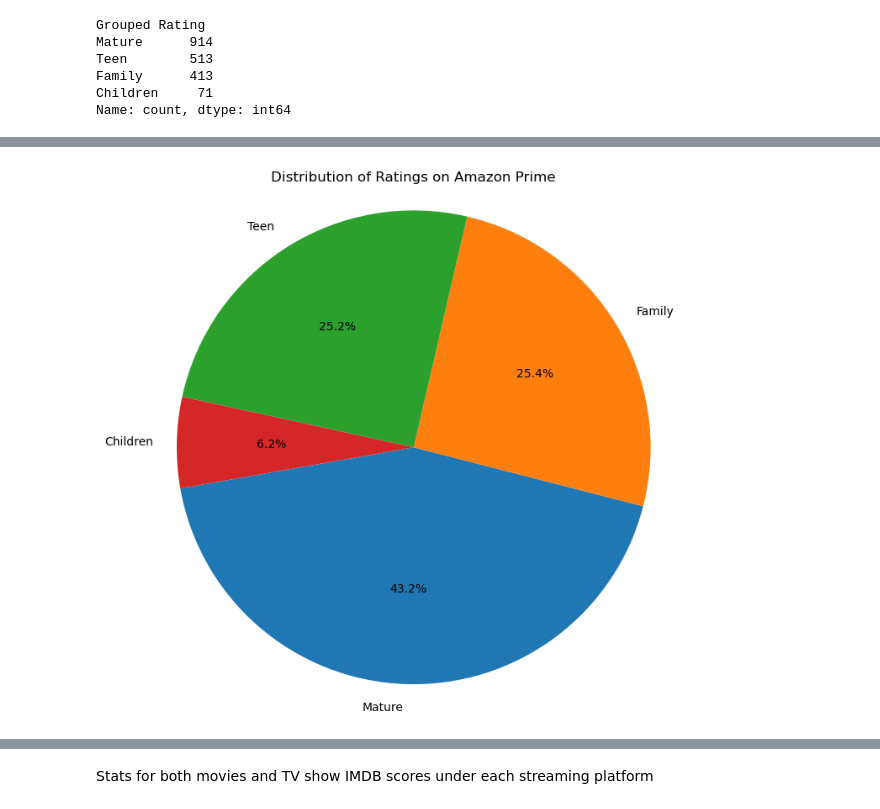
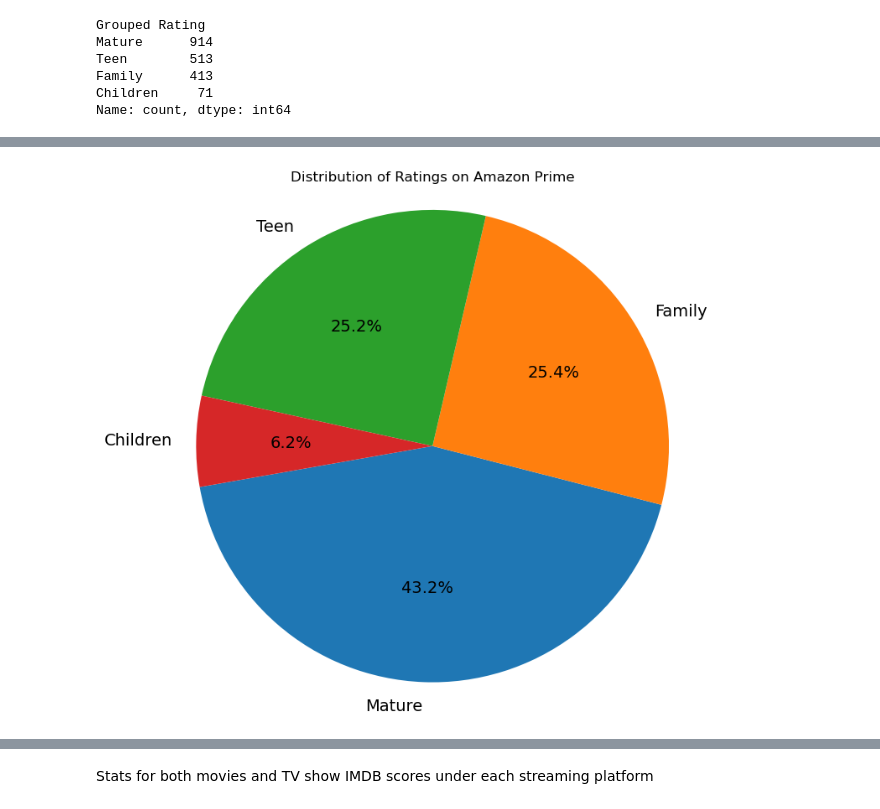
Before and after one commit to daggonit/Platform_Proj, a Jupyter notebook: Platform Project.ipynb, the cells around one changed output, grey strips where cells are left out. Saved outputs shown, nothing was run; the diff lists cells and outputs as text; code cells hidden in the pictures.

```diff
--- a/Platform Project.ipynb
+++ b/Platform Project.ipynb
@@ -549,21 +521,21 @@ plt.show()
 # %%
 #total titles/ratings pie chart for amazon and save .png
 
 plt.figure(figsize=(8, 8))
-plt.pie(grouped_amazon_rating_counts, labels=grouped_amazon_rating_counts.index, autopct='%1.1f%%', startangle=190)
+plt.pie(grouped_amazon_rating_counts, labels=grouped_amazon_rating_counts.index, autopct='%1.1f%%', startangle=190, textprops={'fontsize': 14})
 
 plt.title('Distribution of Ratings on Amazon Prime')
 
 #ensures that pie is drawn as a circle
 plt.axis('equal')
 
 #save to output files
 amazon_rating_path = "output_files/rating/Amazon Prime/"
 plt.savefig(amazon_rating_path + "amazon_rating_titles.png")
 
 plt.show()
 # %% [output]
-[figure, old version]
+[figure, new version]
 # %%
 #total titles/ratings pie chart for hbo and save .png
 
```
Also changed, not shown: parts of 6 cells of this notebook, 3 other files.
